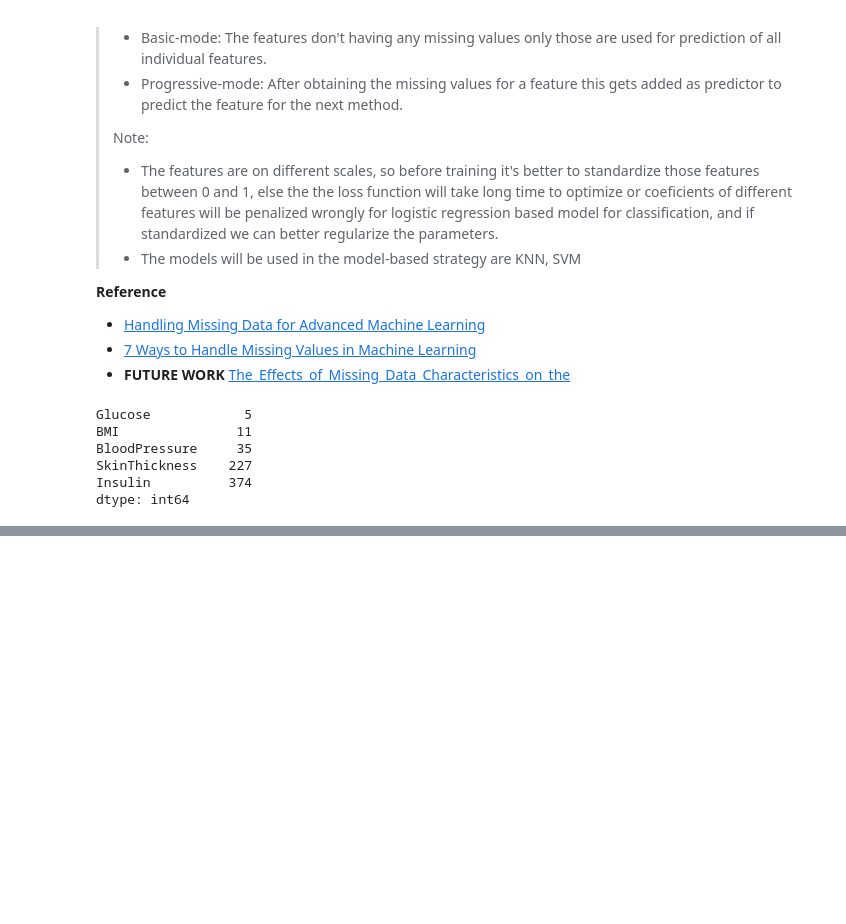
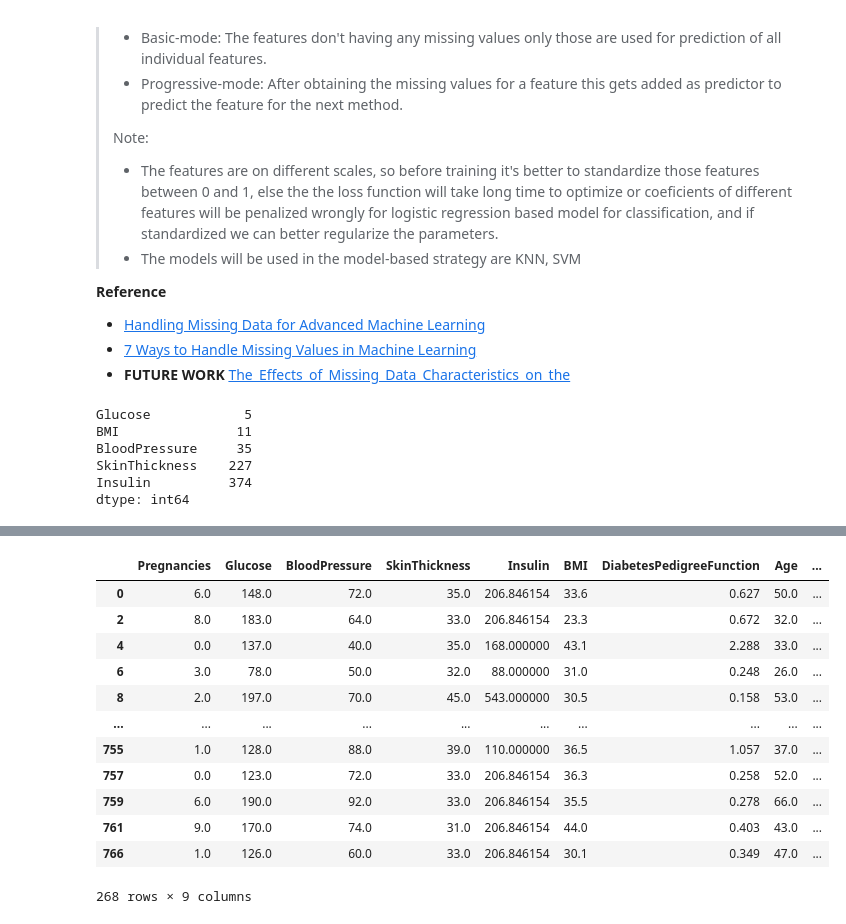
Before and after one commit to sayan0506/Prediction-model-for-Diabetes, a Jupyter notebook: Pima_Indian_Diabetes_prediction_model.ipynb, the cells around one changed output, grey strips where cells are left out. Cells and saved outputs as stored; diff of their text form; code cells hidden in the pictures; blank space fills up the shorter version.

```diff
--- a/Pima_Indian_Diabetes_prediction_model.ipynb
+++ b/Pima_Indian_Diabetes_prediction_model.ipynb
@@ -450,0 +490,11 @@ df_model_progressive.describe()
+# %%
+df1 = df_mod.copy()
+# %%
+# data corresponding to 'non-diabetic-outcome'
+arr1 = SimpleImputer(missing_values=np.nan, strategy = 'mean').fit(
+        df1[df1['Outcome']==0].values).transform(df1[df1['Outcome']==0].values)
+df_non_diabetic = pd.DataFrame(data=arr1, index=df[df1['Outcome']==0].index.values, columns=df1[df1['Outcome']==0].columns.values)
+# data corresponding to 'diabetic-outcome'
+arr2 = SimpleImputer(missing_values=np.nan, strategy = 'mean').fit(
+        df1[df1['Outcome']==1].values).transform(df1[df1['Outcome']==1].values)
+df_diabetic = pd.DataFrame(data=arr2, index=df1[df1['Outcome']==1].index.values, columns=df1[df1['Outcome']==1].columns.values)
@@ -450,0 +514,16 @@ df_model_progressive.describe()
+# %%
+df_diabetic
+# %% [output]
+|  | Pregnancies | Glucose | BloodPressure | SkinThickness | Insulin | BMI | DiabetesPedigreeFunction | Age | ... |
+| 0 | 6.0 | 148.0 | 72.0 | 35.0 | 206.846154 | 33.6 | 0.627 | 50.0 | ... |
+| 2 | 8.0 | 183.0 | 64.0 | 33.0 | 206.846154 | 23.3 | 0.672 | 32.0 | ... |
+| 4 | 0.0 | 137.0 | 40.0 | 35.0 | 168.000000 | 43.1 | 2.288 | 33.0 | ... |
+| 6 | 3.0 | 78.0 | 50.0 | 32.0 | 88.000000 | 31.0 | 0.248 | 26.0 | ... |
+| 8 | 2.0 | 197.0 | 70.0 | 45.0 | 543.000000 | 30.5 | 0.158 | 53.0 | ... |
+| ... | ... | ... | ... | ... | ... | ... | ... | ... | ... |
+| 755 | 1.0 | 128.0 | 88.0 | 39.0 | 110.000000 | 36.5 | 1.057 | 37.0 | ... |
+| 757 | 0.0 | 123.0 | 72.0 | 33.0 | 206.846154 | 36.3 | 0.258 | 52.0 | ... |
+| 759 | 6.0 | 190.0 | 92.0 | 33.0 | 206.846154 | 35.5 | 0.278 | 66.0 | ... |
+| 761 | 9.0 | 170.0 | 74.0 | 31.0 | 206.846154 | 44.0 | 0.403 | 43.0 | ... |
+| 766 | 1.0 | 126.0 | 60.0 | 33.0 | 206.846154 | 30.1 | 0.349 | 47.0 | ... |
+268 rows × 9 columns
```
Also changed, not shown: parts of 18 cells of this notebook.
